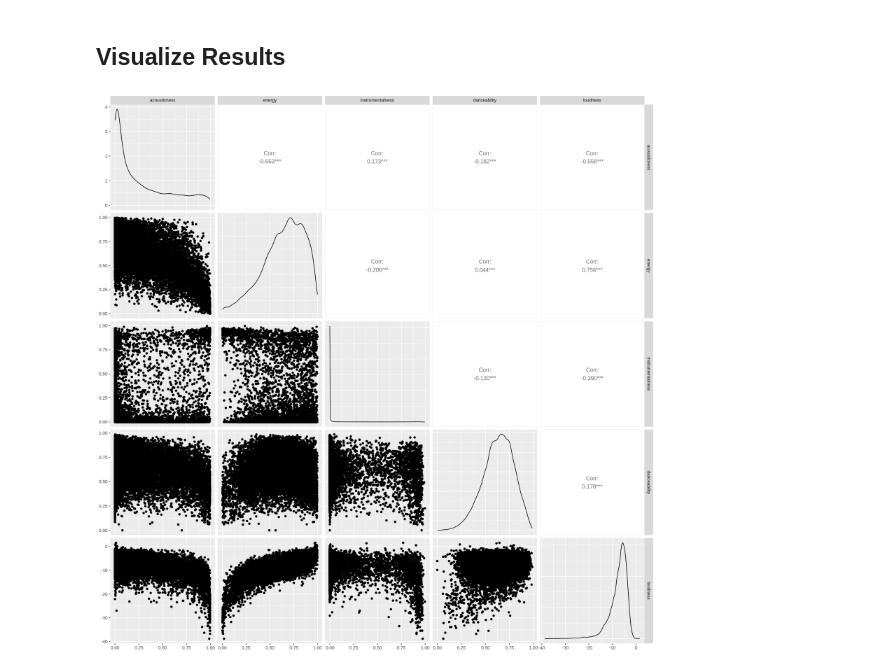
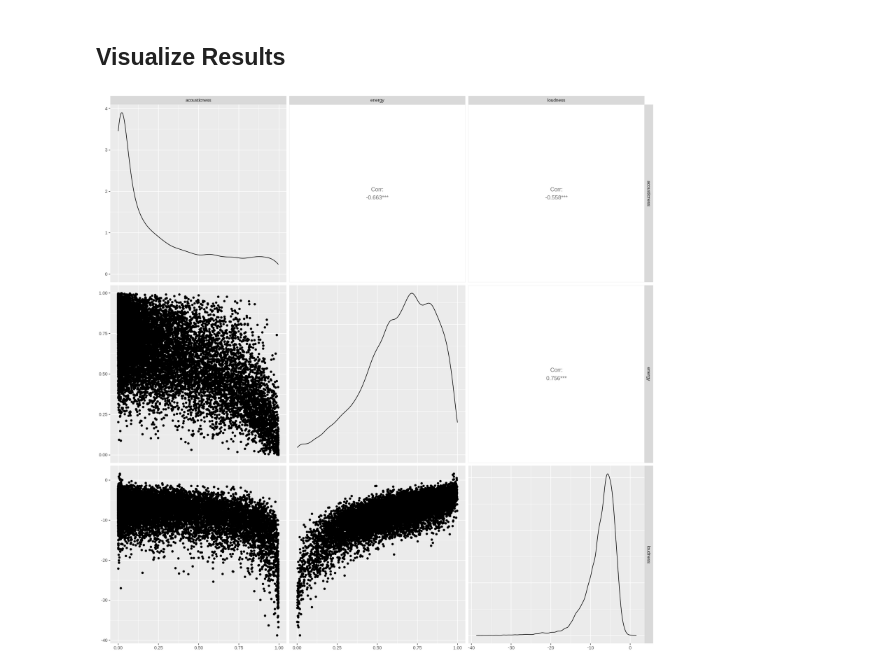
Before and after one commit to ShrAI-yes/DAV_D11AD_07, a Jupyter notebook: DAV_Exp_3_Rollno_7.ipynb, the cells around one changed output. Saved outputs shown, nothing was run; the diff lists cells and outputs as text; code cells hidden in the pictures.

```diff
--- a/DAV_Exp_3_Rollno_7.ipynb
+++ b/DAV_Exp_3_Rollno_7.ipynb
@@ -220,6 +250,6 @@ Coefficients:
 # %%
 options(repr.plot.width = 15, repr.plot.height =15)
 
-ggpairs(data = data[, c("acousticness","energy","instrumentalness","danceability","loudness")])
+ggpairs(data = data[, c("acousticness","energy","loudness")])
 # %% [output]
-[figure, old version]
+[figure, new version]
```
Also changed, not shown: parts of 9 cells of this notebook.
